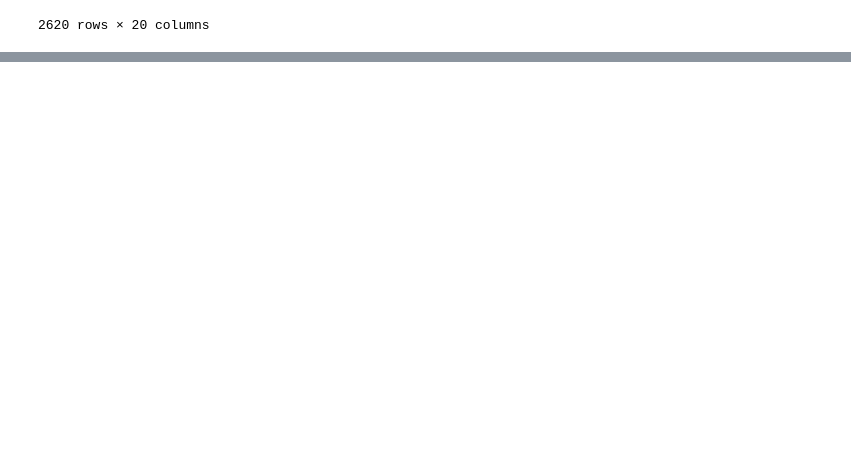
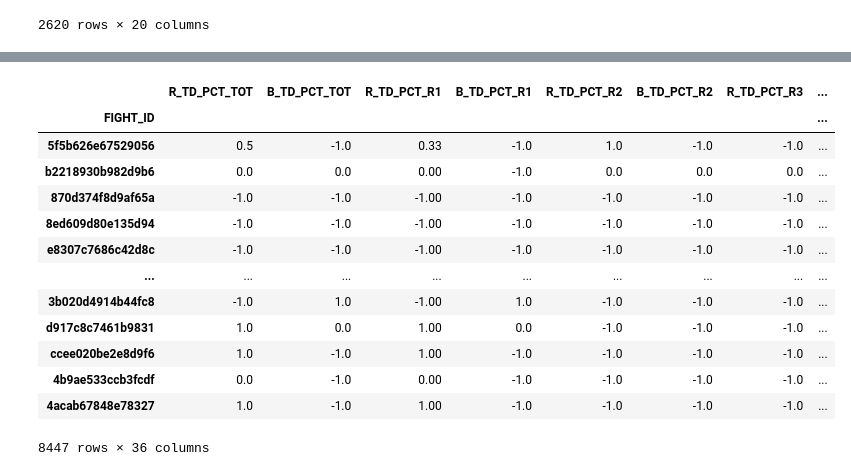
Before and after one commit to pdornian/frankie_edgar_memorial, a Jupyter notebook: notebooks/sandbox.ipynb, the cells around one changed output, grey strips where cells are left out. Saved outputs shown, nothing was run; the diff lists cells and outputs as text; code cells hidden in the pictures; blank space fills up the shorter version.

```diff
--- a/notebooks/sandbox.ipynb
+++ b/notebooks/sandbox.ipynb
@@ -100,0 +135,17 @@ pct_df = processed_fight_data.filter(regex="PCT", axis=1)
+# %%
+td_df
+# %% [output]
+|  | R_TD_PCT_TOT | B_TD_PCT_TOT | R_TD_PCT_R1 | B_TD_PCT_R1 | R_TD_PCT_R2 | B_TD_PCT_R2 | R_TD_PCT_R3 | ... |
+| FIGHT_ID |  |  |  |  |  |  |  | ... |
+| 5f5b626e67529056 | 0.5 | -1.0 | 0.33 | -1.0 | 1.0 | -1.0 | -1.0 | ... |
+| b2218930b982d9b6 | 0.0 | 0.0 | 0.00 | -1.0 | 0.0 | 0.0 | 0.0 | ... |
+| 870d374f8d9af65a | -1.0 | -1.0 | -1.00 | -1.0 | -1.0 | -1.0 | -1.0 | ... |
+| 8ed609d80e135d94 | -1.0 | -1.0 | -1.00 | -1.0 | -1.0 | -1.0 | -1.0 | ... |
+| e8307c7686c42d8c | -1.0 | -1.0 | -1.00 | -1.0 | -1.0 | -1.0 | -1.0 | ... |
+| ... | ... | ... | ... | ... | ... | ... | ... | ... |
+| 3b020d4914b44fc8 | -1.0 | 1.0 | -1.00 | 1.0 | -1.0 | -1.0 | -1.0 | ... |
+| d917c8c7461b9831 | 1.0 | 0.0 | 1.00 | 0.0 | -1.0 | -1.0 | -1.0 | ... |
+| ccee020be2e8d9f6 | 1.0 | -1.0 | 1.00 | -1.0 | -1.0 | -1.0 | -1.0 | ... |
+| 4b9ae533ccb3fcdf | 0.0 | -1.0 | 0.00 | -1.0 | -1.0 | -1.0 | -1.0 | ... |
+| 4acab67848e78327 | 1.0 | -1.0 | 1.00 | -1.0 | -1.0 | -1.0 | -1.0 | ... |
+8447 rows × 36 columns
```
Also changed, not shown: parts of 7 cells of this notebook, 1 other file.
